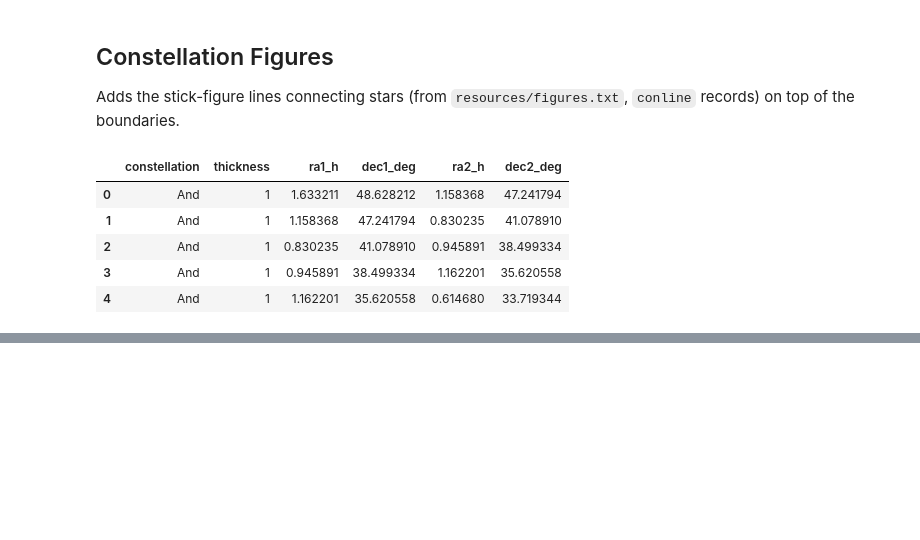
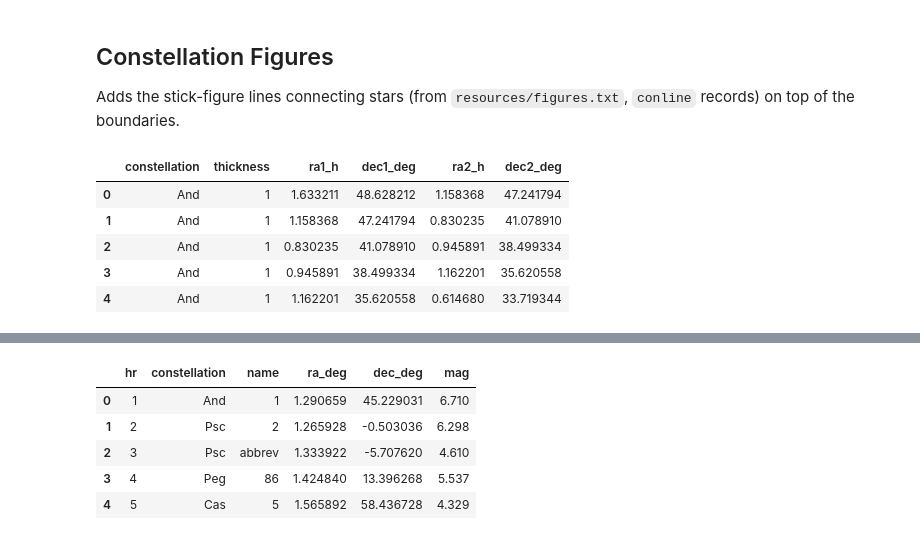
Before and after one commit to pon-pokapoka/constellations-map, a Jupyter notebook: constellations.ipynb, the cells around one changed output, grey strips where cells are left out. Saved outputs shown, nothing was run; the diff lists cells and outputs as text; code cells hidden in the pictures; blank space fills up the shorter version.

```diff
--- a/constellations.ipynb
+++ b/constellations.ipynb
@@ -149,0 +155,38 @@ fig.show()
+# %%
+MIN_MARKER_SIZE = 1
+MAX_MARKER_SIZE = 6
+
+
+def load_bright_stars(resources_dir: Path) -> pd.DataFrame:
+    """Parse the YBSC5 'star' records: HR catalogue index, position, and magnitude."""
+    records = []
+    with open(resources_dir / "figures.txt") as f:
+        for line in f:
+            if not line.startswith("star"):
+                continue
+            fields = line.split()
+            mag = float(fields[18])
+            if mag == 99:  # sentinel for missing magnitude
+                continue
+            records.append(
+                {
+                    "hr": fields[2],
+                    "constellation": fields[5],
+                    "name": fields[13],
+                    "ra_deg": float(fields[15]),
+                    "dec_deg": float(fields[16]),
+                    "mag": mag,
+                }
+            )
+    return pd.DataFrame(records)
+
+
+bright_stars = load_bright_stars(RESOURCES_DIR)
+bright_stars.head()
+# %% [output]
+|  | hr | constellation | name | ra_deg | dec_deg | mag |
+| 0 | 1 | And | 1 | 1.290659 | 45.229031 | 6.710 |
+| 1 | 2 | Psc | 2 | 1.265928 | -0.503036 | 6.298 |
+| 2 | 3 | Psc | abbrev | 1.333922 | -5.707620 | 4.610 |
+| 3 | 4 | Peg | 86 | 1.424840 | 13.396268 | 5.537 |
+| 4 | 5 | Cas | 5 | 1.565892 | 58.436728 | 4.329 |
```
Also changed, not shown: parts of 4 cells of this notebook.
